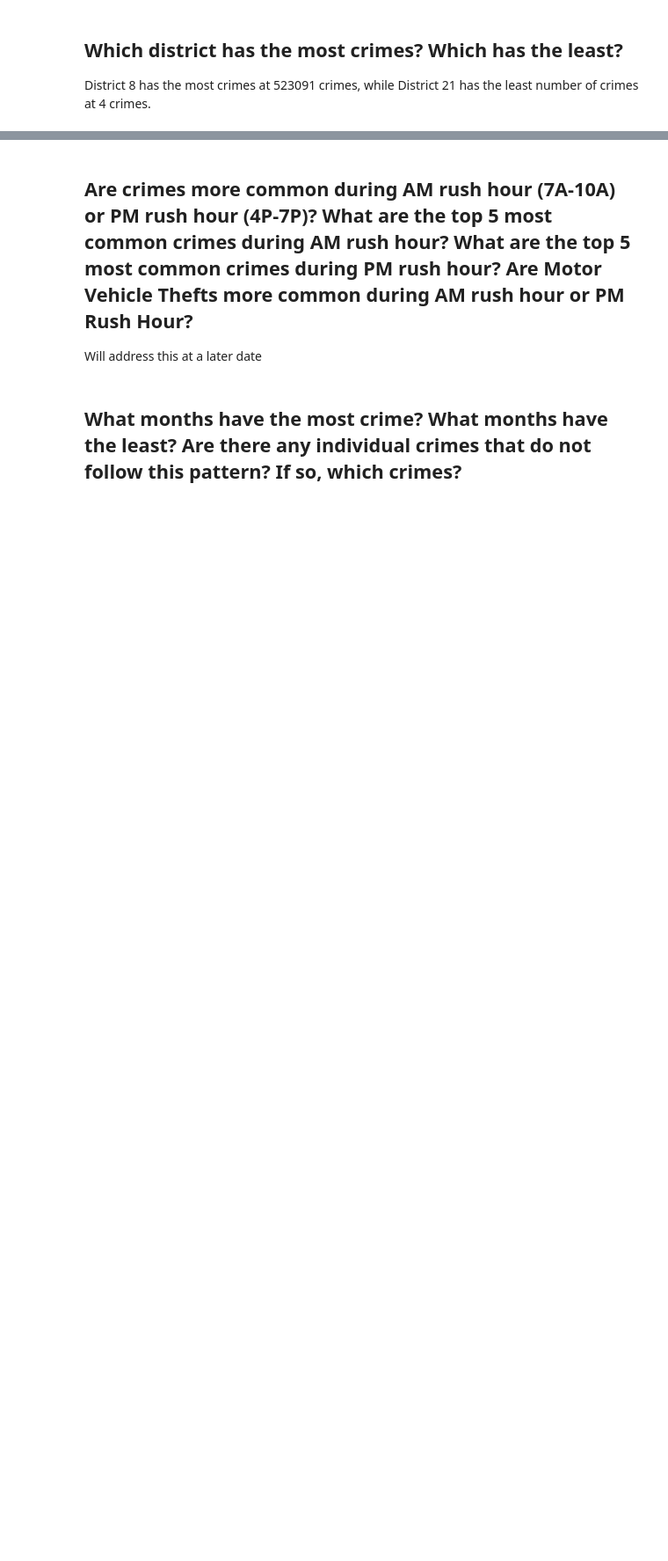
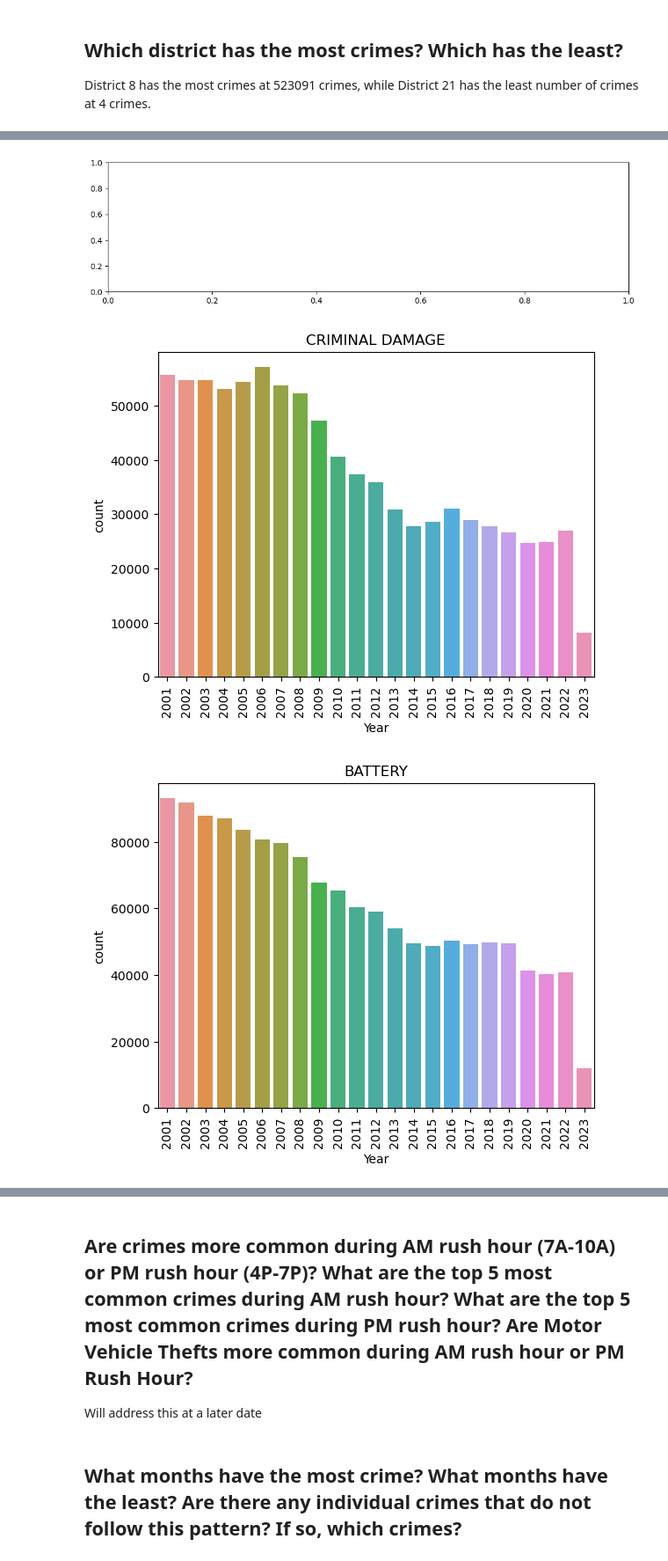
Before and after one commit to JosephPLim/Crime-in-Chicago, a Jupyter notebook: Reporter-Questions.ipynb, the cells around one changed output, grey strips where cells are left out. Shown at 88% size. Saved outputs shown, nothing was run; the diff lists cells and outputs as text; code cells hidden in the pictures; blank space fills up the shorter version.

```diff
--- a/Reporter-Questions.ipynb
+++ b/Reporter-Questions.ipynb
@@ -114,0 +323,7 @@ Name: District, dtype: int64
+# %%
+crimes = {}
+for crime in crime_trends["Primary Type"].unique():
+    temp_filter = crime_trends["Primary Type"] == crime
+    temp_df = crime_trends[temp_filter]
+    crimes[crime] = temp_df
+crimes.keys()
@@ -114,0 +332,11 @@ Name: District, dtype: int64
+# %%
+fig, ax = plt.subplots(figsize = (12,3))
+for key in crimes.keys():
+    plt.figure()
+    ax = sns.countplot(data=crimes[key], x='Year').set(title = f"{key}")
+
+    plt.xticks(rotation = 90)
+# %% [output]
+[figure, added]
+[figure, added]
+[figure, added]
```
Also changed, not shown: parts of 32 cells of this notebook.
